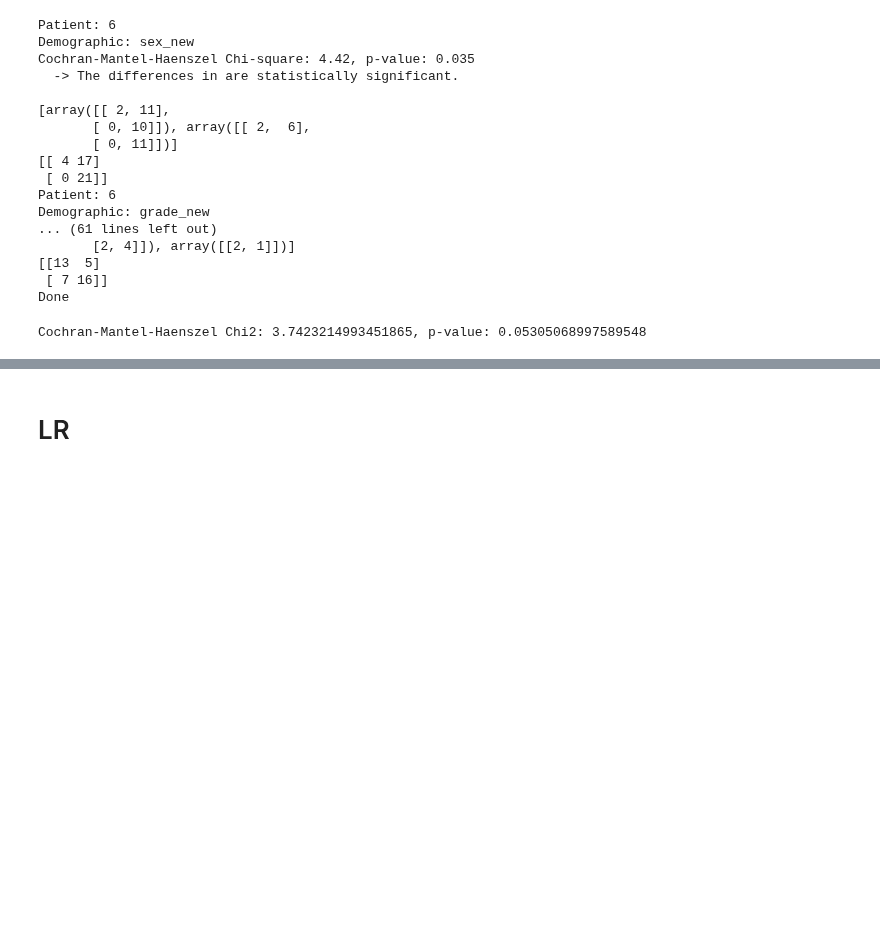
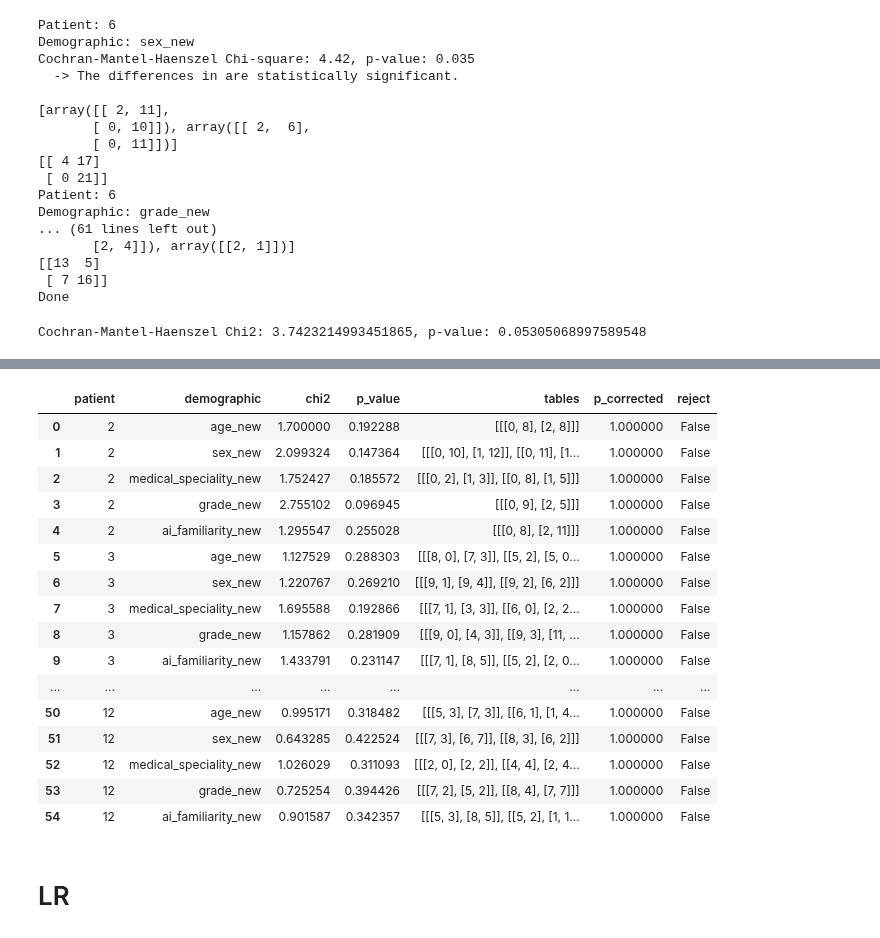
Before and after one commit to WilliamBolton/cdss_demo, a Jupyter notebook: cdss_1/cdss_1/analysis/decision_analysis.ipynb, the cells around one changed output, grey strips where cells are left out. Drawn from its saved outputs; the diff is of its cells as text; code cells hidden in the pictures; blank space fills up the shorter version.

```diff
--- a/cdss_1/cdss_1/analysis/decision_analysis.ipynb
+++ b/cdss_1/cdss_1/analysis/decision_analysis.ipynb
@@ -946,0 +1296,3 @@ Cochran-Mantel-Haenszel Chi2: 3.7423214993451865, p-value: 0.05305068997589548
+# %%
+chi2_val, p_val, tables = cmh_test_new(all_choices, 'view', 'switch_choice', 'patient')
+print(f"CMH test: χ² = {chi2_val:.2f}, p {p_val:.2f}")
@@ -946,0 +1301,6 @@ Cochran-Mantel-Haenszel Chi2: 3.7423214993451865, p-value: 0.05305068997589548
+# %%
+# Loop through each demographic
+demographic_list = ['user_archetype', 'age_new', 'sex_new', 'medical_speciality_new', 'grade_new', 'ai_familiarity_new']
+for demographic in demographic_list:
+    chi2_val, p_val, tables = cmh_test_new(all_choices, 'view', 'switch_choice', demographic)
+    print(f"CMH test: χ² = {chi2_val:.2f}, p {p_val:.2f}")
@@ -946,0 +1314,19 @@ Cochran-Mantel-Haenszel Chi2: 3.7423214993451865, p-value: 0.05305068997589548
+# %%
+# Loop through each unique patient
+for patient in all_choices['patient'].unique():
+    # Subset the data for the specific patient
+    subset_df = all_choices[all_choices['patient'] == patient]
+    # Loop through each demographic
+    demographic_list = ['user_archetype', 'age_new', 'sex_new', 'medical_speciality_new', 'grade_new', 'ai_familiarity_new']
+    for demographic in demographic_list:
+        chi2_val, p_val, tables = cmh_test_new(subset_df, 'view', 'switch_choice', demographic)
+        if p_val != None:
+            if p_val < 0.05:
+                print(f"Patient: {patient}")
+                print(f"Demographic: {demographic}")
+                print(f"Cochran-Mantel-Haenszel Chi-square: {round(chi2_val, 2)}, p-value: {round(p_val, 2)}")
+                print(f"  -> The differences in are statistically significant.\n")
+                print(tables)
+                print("-" * 30)
+                print('\n')
+print('Done')
@@ -947,3 +1399,23 @@ Cochran-Mantel-Haenszel Chi2: 3.7423214993451865, p-value: 0.05305068997589548
+# %%
+results_df
+# %% [output]
+|  | patient | demographic | chi2 | p_value | tables | p_corrected | reject |
+| 0 | 2 | age_new | 1.700000 | 0.192288 | [[[0, 8], [2, 8]]] | 1.000000 | False |
+| 1 | 2 | sex_new | 2.099324 | 0.147364 | [[[0, 10], [1, 12]], [[0, 11], [1... | 1.000000 | False |
+| 2 | 2 | medical_speciality_new | 1.752427 | 0.185572 | [[[0, 2], [1, 3]], [[0, 8], [1, 5]]] | 1.000000 | False |
+| 3 | 2 | grade_new | 2.755102 | 0.096945 | [[[0, 9], [2, 5]]] | 1.000000 | False |
+| 4 | 2 | ai_familiarity_new | 1.295547 | 0.255028 | [[[0, 8], [2, 11]]] | 1.000000 | False |
+| 5 | 3 | age_new | 1.127529 | 0.288303 | [[[8, 0], [7, 3]], [[5, 2], [5, 0... | 1.000000 | False |
+| 6 | 3 | sex_new | 1.220767 | 0.269210 | [[[9, 1], [9, 4]], [[9, 2], [6, 2]]] | 1.000000 | False |
+| 7 | 3 | medical_speciality_new | 1.695588 | 0.192866 | [[[7, 1], [3, 3]], [[6, 0], [2, 2... | 1.000000 | False |
+| 8 | 3 | grade_new | 1.157862 | 0.281909 | [[[9, 0], [4, 3]], [[9, 3], [11, ... | 1.000000 | False |
+| 9 | 3 | ai_familiarity_new | 1.433791 | 0.231147 | [[[7, 1], [8, 5]], [[5, 2], [2, 0... | 1.000000 | False |
+| ... | ... | ... | ... | ... | ... | ... | ... |
+| 50 | 12 | age_new | 0.995171 | 0.318482 | [[[5, 3], [7, 3]], [[6, 1], [1, 4... | 1.000000 | False |
+| 51 | 12 | sex_new | 0.643285 | 0.422524 | [[[7, 3], [6, 7]], [[8, 3], [6, 2]]] | 1.000000 | False |
+| 52 | 12 | medical_speciality_new | 1.026029 | 0.311093 | [[[2, 0], [2, 2]], [[4, 4], [2, 4... | 1.000000 | False |
+| 53 | 12 | grade_new | 0.725254 | 0.394426 | [[[7, 2], [5, 2]], [[8, 4], [7, 7]]] | 1.000000 | False |
+| 54 | 12 | ai_familiarity_new | 0.901587 | 0.342357 | [[[5, 3], [8, 5]], [[5, 2], [1, 1... | 1.000000 | False |
 # %% [markdown]
 # LR
 # %%
```
Also changed, not shown: parts of 28 cells of this notebook, 2 other files.
